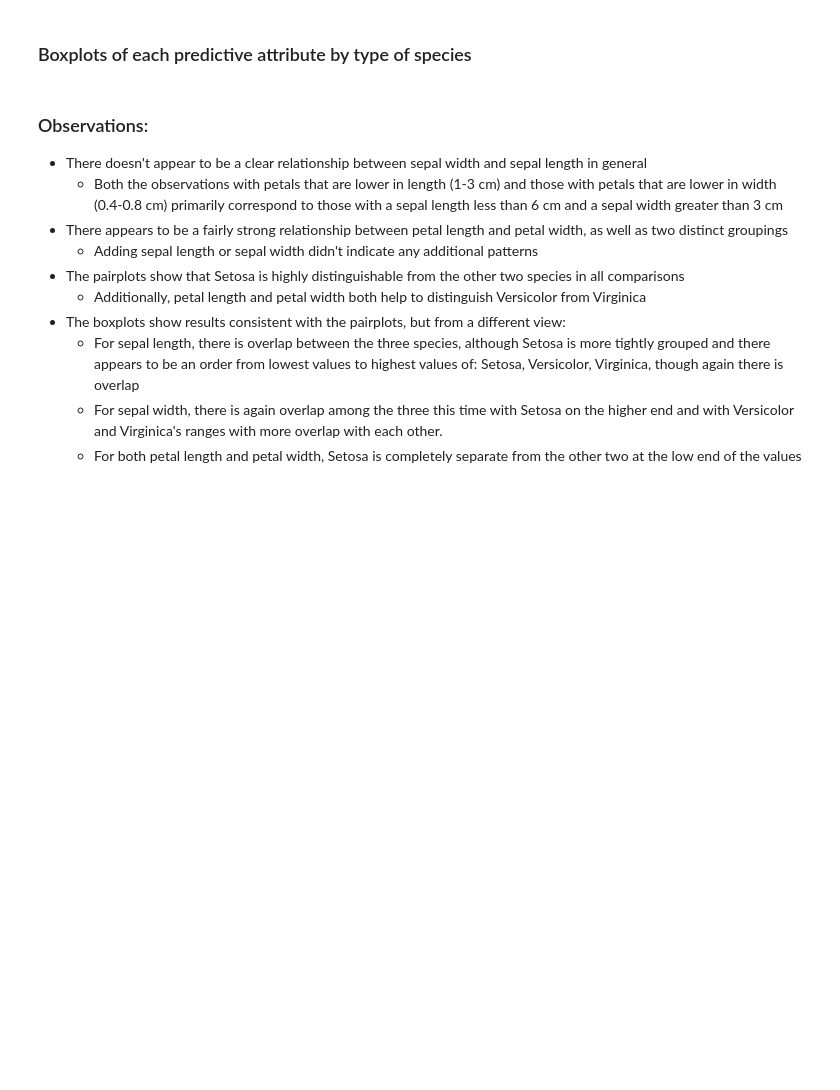
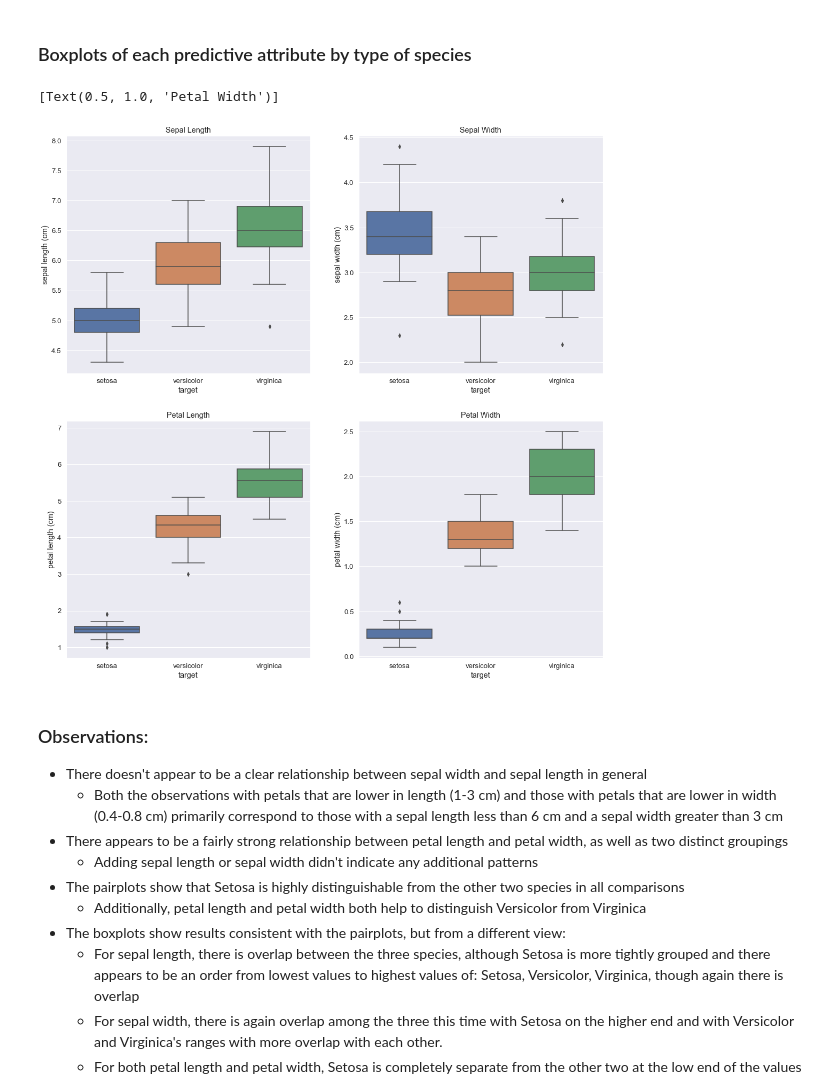
Before and after one commit to JoshuaCD/data_mining_group, a Jupyter notebook: assignment_3/iris_dataset_exploration.ipynb, the cells around one changed output. Drawn from its saved outputs; the diff is of its cells as text; code cells hidden in the pictures; blank space fills up the shorter version.

```diff
--- a/assignment_3/iris_dataset_exploration.ipynb
+++ b/assignment_3/iris_dataset_exploration.ipynb
@@ -140,18 +193,14 @@ sns.pairplot(iris_df, hue='target', palette="prism_r");
 # %% [markdown]
 ### Boxplots of each predictive attribute by type of species
-# %%
-sns.set_style("whitegrid")
-
-sns.boxplot(x = 'target', y = 'sepal length (cm)', data = iris_df);
-# %%
-sns.set_style("whitegrid")
-sns.boxplot(x = 'target', y = 'sepal width (cm)', data = iris_df);
-# %%
-sns.set_style("whitegrid")
-sns.boxplot(x = 'target', y = 'petal length (cm)', data = iris_df);
-# %%
-sns.set_style("whitegrid")
-sns.boxplot(x = 'target', y = 'petal width (cm)', data = iris_df);
+# %%
+fig, ((ax1, ax2), (ax3, ax4)) = plt.subplots(2, 2, figsize = (18, 18))
+sns.boxplot(x = 'target', y = 'sepal length (cm)', data = iris_df, ax=ax1).set(title='Sepal Length')
+sns.boxplot(x = 'target', y = 'sepal width (cm)', data = iris_df, ax=ax2).set(title='Sepal Width')
+sns.boxplot(x = 'target', y = 'petal length (cm)', data = iris_df, ax=ax3).set(title='Petal Length')
+sns.boxplot(x = 'target', y = 'petal width (cm)', data = iris_df, ax=ax4).set(title='Petal Width')
+# %% [output]
+[Text(0.5, 1.0, 'Petal Width')]
+[figure, added]
 # %% [markdown]
 ### Observations:
 * There doesn't appear to be a clear relationship between sepal width and sepal length in general
```
Also changed, not shown: parts of 28 cells of this notebook.
